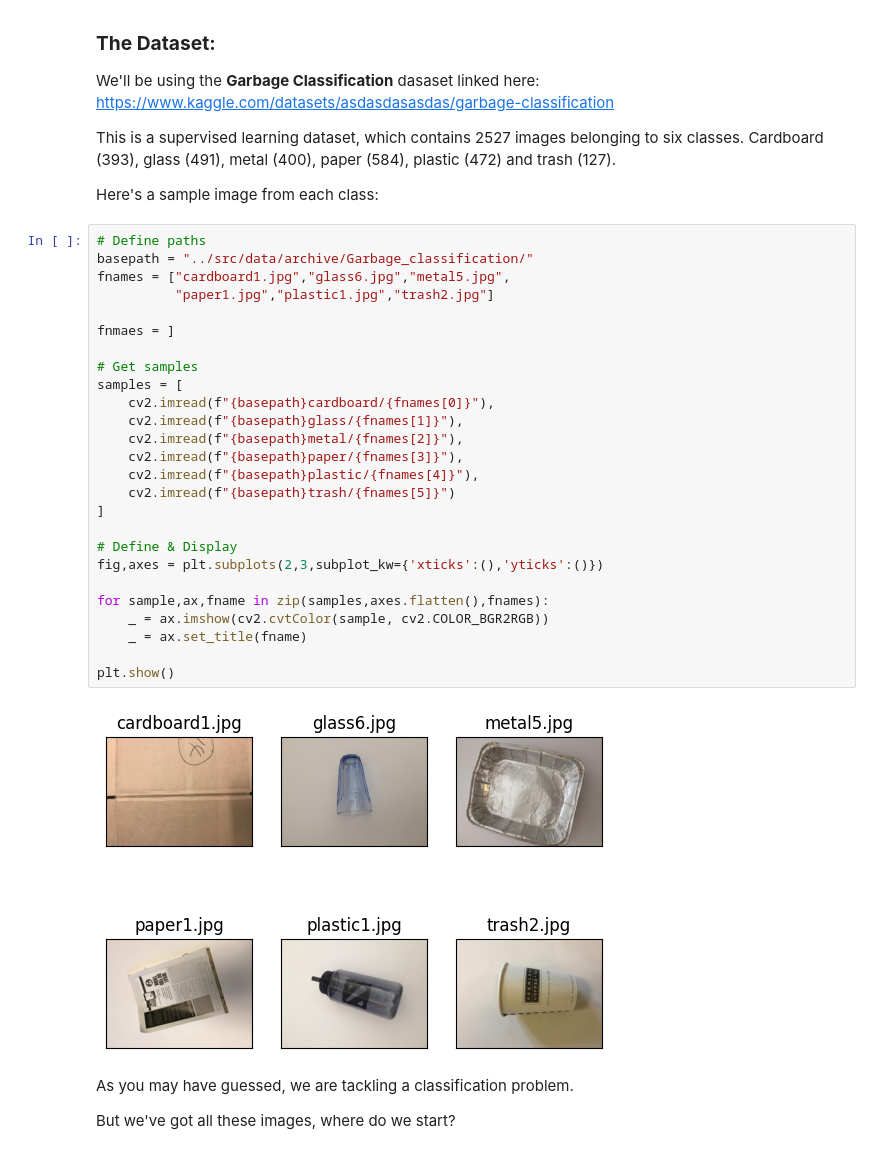
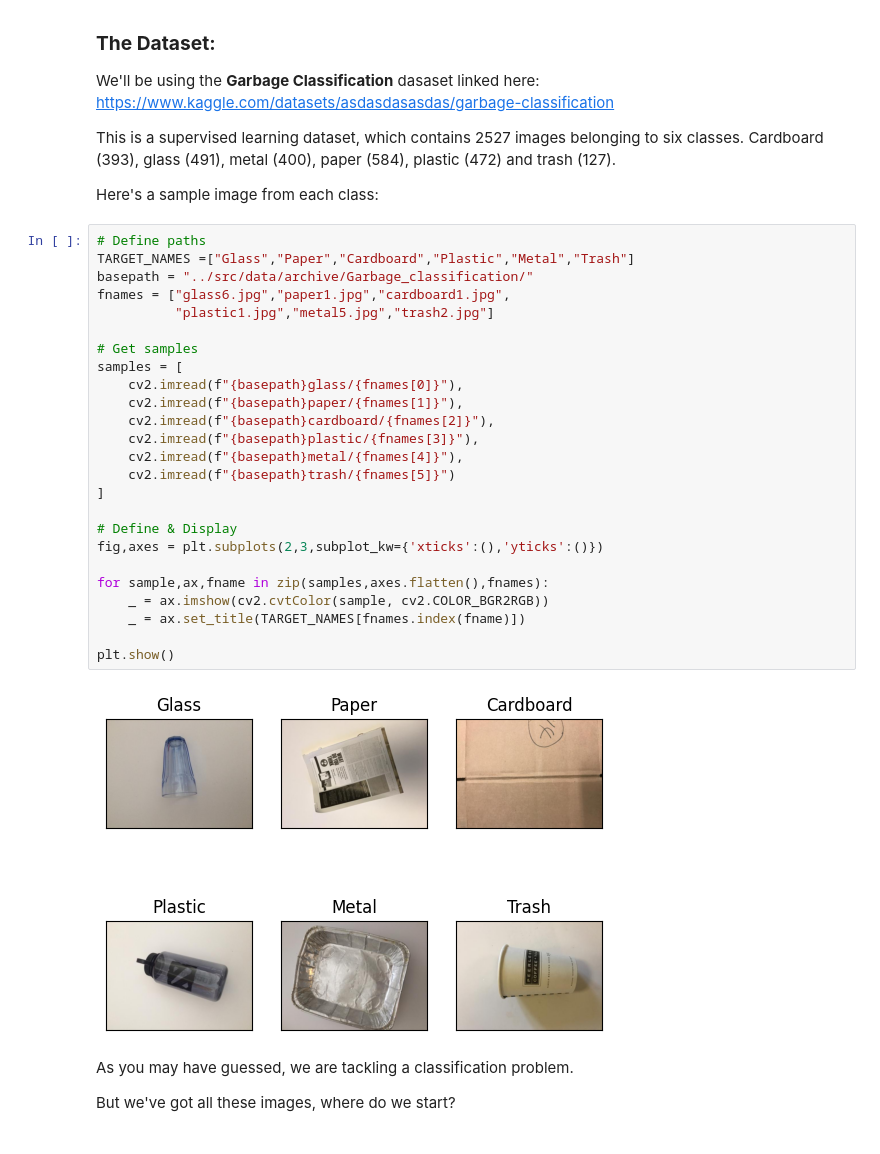
Before and after one commit to LukeIngram/MATH-318-Final-Project, a Jupyter notebook: notebooks/Challenge_1.ipynb, the cells around one changed output. Saved outputs shown, nothing was run; the diff lists cells and outputs as text.

```diff
--- a/notebooks/Challenge_1.ipynb
+++ b/notebooks/Challenge_1.ipynb
@@ -21,32 +21,31 @@ This is a supervised learning dataset, which contains 2527 images belonging to s
 Here's a sample image from each class:
 # %%
 # Define paths
+TARGET_NAMES =["Glass","Paper","Cardboard","Plastic","Metal","Trash"]
 basepath = "../src/data/archive/Garbage_classification/"
-fnames = ["cardboard1.jpg","glass6.jpg","metal5.jpg",
-          "paper1.jpg","plastic1.jpg","trash2.jpg"]
-
-fnmaes = ]
+fnames = ["glass6.jpg","paper1.jpg","cardboard1.jpg",
+          "plastic1.jpg","metal5.jpg","trash2.jpg"]
 
 # Get samples
 samples = [
-    cv2.imread(f"{basepath}cardboard/{fnames[0]}"),
-    cv2.imread(f"{basepath}glass/{fnames[1]}"),
-    cv2.imread(f"{basepath}metal/{fnames[2]}"),
-    cv2.imread(f"{basepath}paper/{fnames[3]}"),
-    cv2.imread(f"{basepath}plastic/{fnames[4]}"),
+    cv2.imread(f"{basepath}glass/{fnames[0]}"),
+    cv2.imread(f"{basepath}paper/{fnames[1]}"),
+    cv2.imread(f"{basepath}cardboard/{fnames[2]}"),
+    cv2.imread(f"{basepath}plastic/{fnames[3]}"),
+    cv2.imread(f"{basepath}metal/{fnames[4]}"),
     cv2.imread(f"{basepath}trash/{fnames[5]}")
 ]
 
 # Define & Display
 fig,axes = plt.subplots(2,3,subplot_kw={'xticks':(),'yticks':()})
 
 for sample,ax,fname in zip(samples,axes.flatten(),fnames):
     _ = ax.imshow(cv2.cvtColor(sample, cv2.COLOR_BGR2RGB))
-    _ = ax.set_title(fname)
+    _ = ax.set_title(TARGET_NAMES[fnames.index(fname)])
 
 plt.show()
 # %% [output]
-[figure, old version]
+[figure, new version]
 # %% [markdown]
 As you may have guessed, we are tackling a classification problem.
 
```
Also changed, not shown: parts of 2 cells of this notebook, 11 other files.
